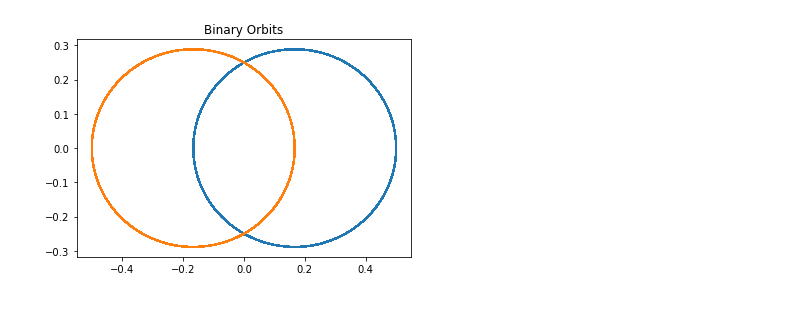
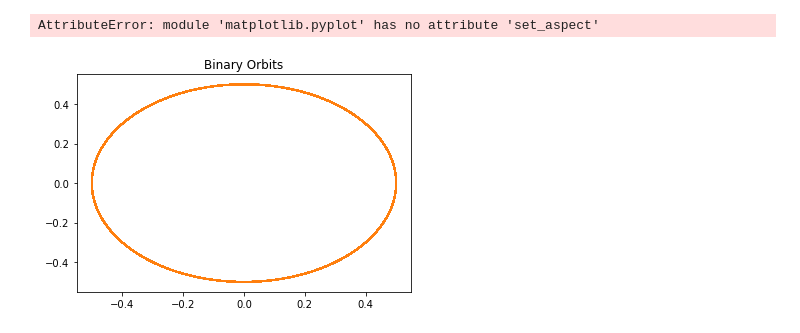
Before and after one commit to grahaa14/computational-physics-class-404-604-Spring-2022, a Jupyter notebook: GrahamLect7_8HW.ipynb, the cells around one changed output. Saved outputs shown, nothing was run; the diff lists cells and outputs as text; code cells hidden in the pictures.

```diff
--- a/GrahamLect7_8HW.ipynb
+++ b/GrahamLect7_8HW.ipynb
@@ -39,33 +39,35 @@ def rk4(t, h, y): #Runge-Kutta rule
 #Set up our system - equal mass binary stars
 G=1.     #gravitational constant
 M=1.     #mass of stars
 period=2*np.pi  #time of 1 orbit
 tend=100*period #evolve system for 100 binary orbits
-h=0.001  #dt for system
-y=[[0.5,0.,0.,1.],[-0.5,0.,0.,-1.]] # [y[0]=x, y[1]=v_{x}, y[2]=y, y[3]=v_{y}]x2 for each star
+h=0.01   #dt for system
+y=[[0.5,0.,0.,np.sqrt(2)],[-0.5,0.,0.,-np.sqrt(2)]] # [y[0]=x, y[1]=v_{x}, y[2]=y, y[3]=v_{y}]x2 for each star
 t=0      #initial time
 
 #Set up array to record (x,y) values for both stars
 x1arr = []
 y1arr = []
 x2arr = []
 y2arr = []
 
 while(t<tend):
     if((t+h)>tend):
         h=tend-t
     y = rk4(t,h,y)
     x1arr=np.append(x1arr,y[0][0])
     y1arr=np.append(y1arr,y[0][2])
     x2arr=np.append(x2arr,y[1][0])
     y2arr=np.append(y2arr,y[1][2])
     t = t+h
 
 
 #Plot orbits
 plt.plot(x1arr,y1arr)
 plt.plot(x2arr, y2arr)
 plt.title("Binary Orbits")
+plt.set_aspect("equal")
 plt.show()
 # %% [output]
+AttributeError: module 'matplotlib.pyplot' has no attribute 'set_aspect'
-[figure, old version]
+[figure, new version]
```
Also changed, not shown: 1 other file.
